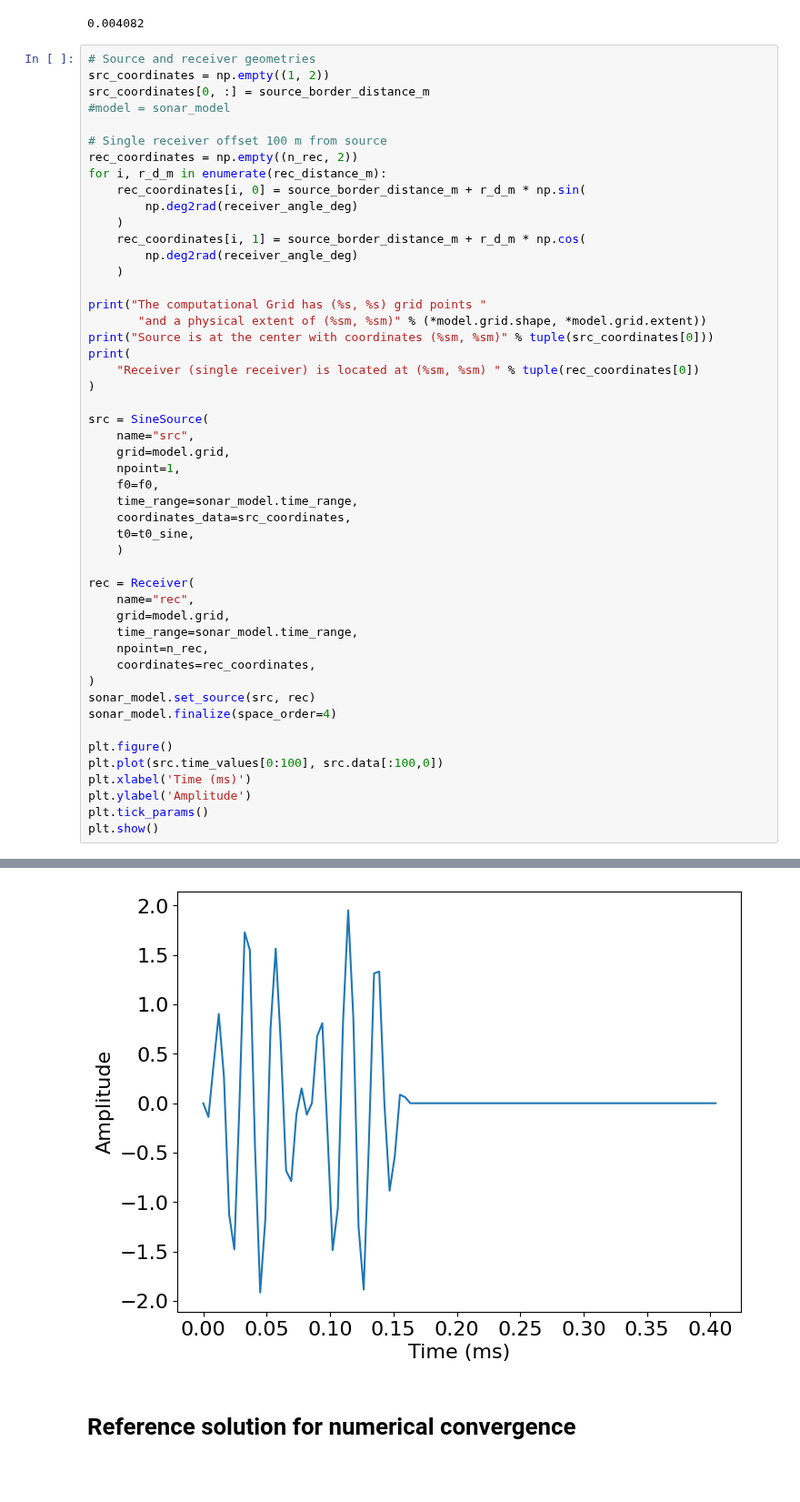
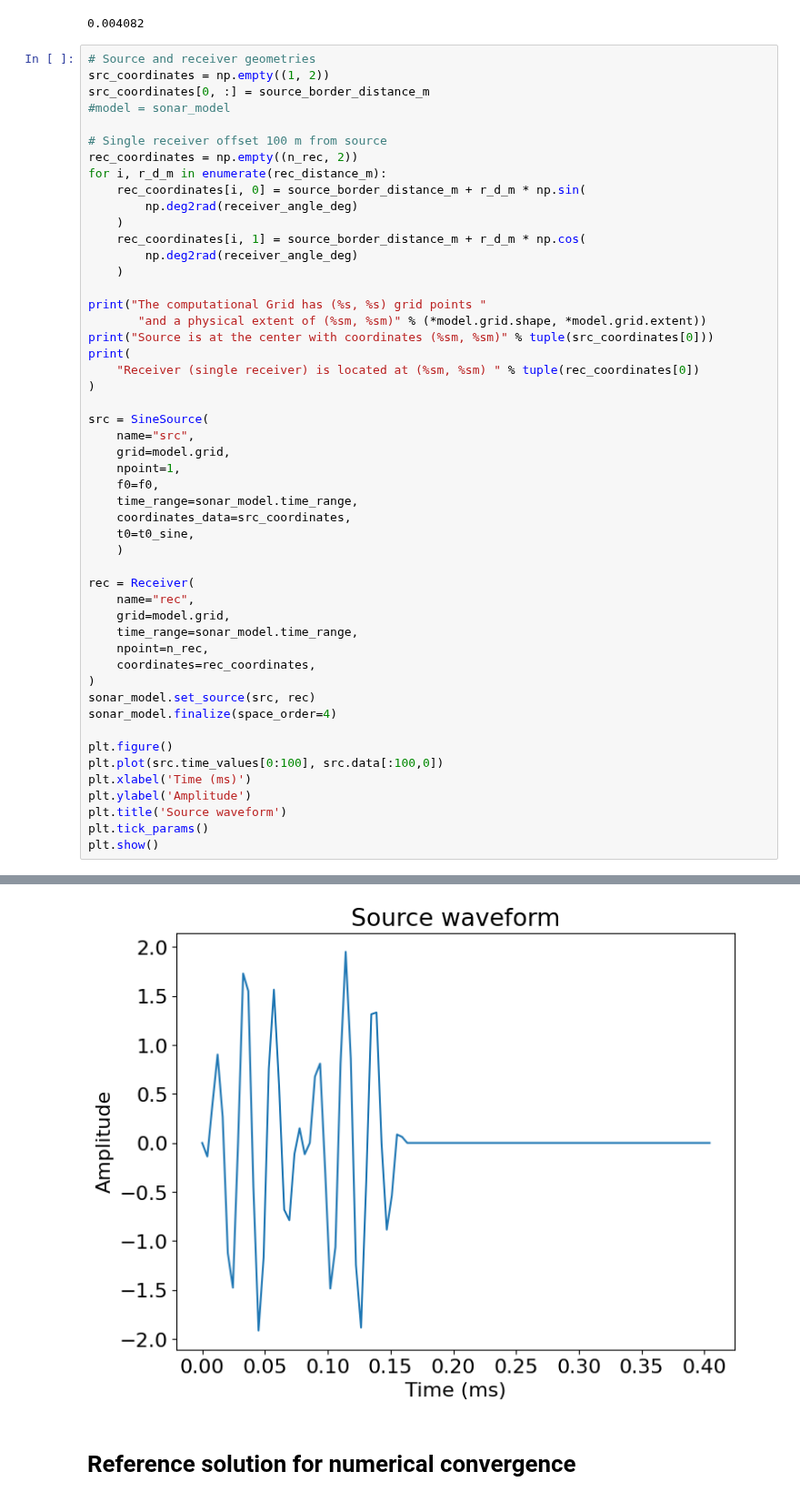
Before and after one commit to bgd54/sonar-FWI, a Jupyter notebook: notebooks/accuracy.ipynb, the cells around one changed output, grey strips where cells are left out. Shown at 91% size. Saved outputs shown, nothing was run; the diff lists cells and outputs as text; blank space fills up the shorter version.

Commit message:
plot titles

```diff
--- a/notebooks/accuracy.ipynb
+++ b/notebooks/accuracy.ipynb
@@ -94,34 +94,35 @@ print(
 src = SineSource(
     name="src",
     grid=model.grid,
     npoint=1,
     f0=f0,
     time_range=sonar_model.time_range,
     coordinates_data=src_coordinates,
     t0=t0_sine,
     )
 
 rec = Receiver(
     name="rec",
     grid=model.grid,
     time_range=sonar_model.time_range,
     npoint=n_rec,
     coordinates=rec_coordinates,
 )
 sonar_model.set_source(src, rec)
 sonar_model.finalize(space_order=4)
 
 plt.figure()
 plt.plot(src.time_values[0:100], src.data[:100,0])
 plt.xlabel('Time (ms)')
 plt.ylabel('Amplitude')
+plt.title('Source waveform')
 plt.tick_params()
 plt.show()
 # %% [output]
 The computational Grid has (2216, 2216) grid points and a physical extent of (22.150000000000002m, 22.150000000000002m)
 Source is at the center with coordinates (10.98m, 10.98m)
 Receiver (single receiver) is located at (11.333553390593273m, 11.333553390593273m)
-[figure, old version]
+[figure, new version]
 # %% [markdown]
 # Reference solution for numerical convergence
 # %%
```
Also changed, not shown: parts of 1 cell of this notebook.
